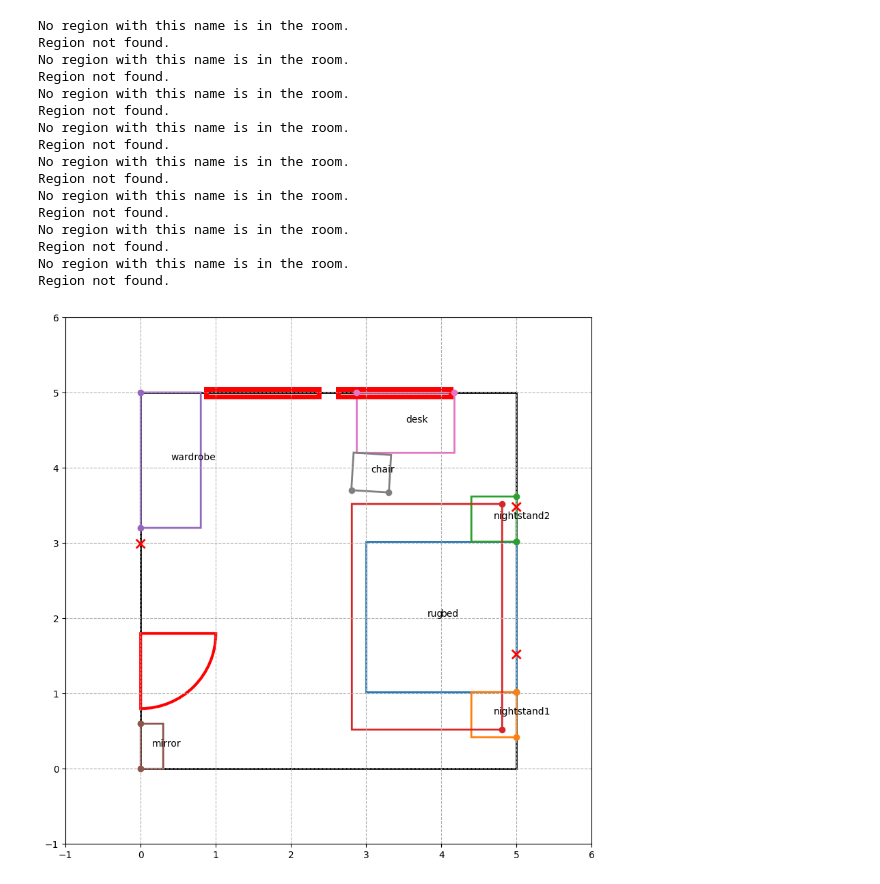
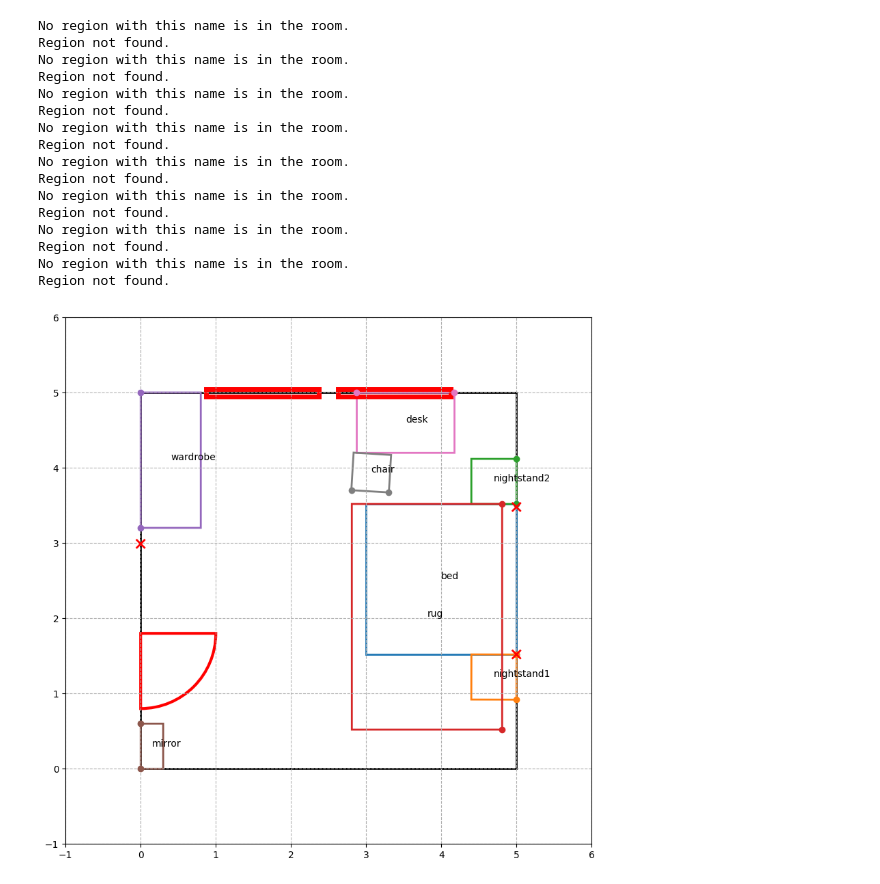
Before and after one commit to gabriellelittle1/MSc-Project, a Jupyter notebook: DSL/ MedialAxis.ipynb, the cells around one changed output. Drawn from its saved outputs; the diff is of its cells as text; code cells hidden in the pictures.

```diff
--- a/DSL/ MedialAxis.ipynb
+++ b/DSL/ MedialAxis.ipynb
@@ -35,37 +35,42 @@ create_moving_object(room, 'nightstand2', 0.6, 0.6, 'sleeping', 2)
 create_moving_object(room, 'rug', 3, 2, 'sleeping', 3)
 create_moving_object(room, 'wardrobe', 1.8, 0.8, 'storage/dressing', 4)
 create_moving_object(room, 'mirror', 0.6, 0.3, 'storage/dressing', 5)
 create_moving_object(room, 'desk', 1.3, 0.8, 'working', 6)
 create_moving_object(room, 'chair', 0.5, 0.5, 'working', 7)
 
-room.moving_objects[0].position = [3.99999993, 2.01999815, 1.57079625]
-room.moving_objects[1].position = [4.70000764, 0.71935632, 1.56844244]
-room.moving_objects[2].position = [4.70000001, 3.32000331, 1.57078561]
+# room.moving_objects[0].position = [3.99999993, 2.01999815, 1.57079625]
+# room.moving_objects[1].position = [4.70000764, 0.71935632, 1.56844244]
+# room.moving_objects[2].position = [4.70000001, 3.32000331, 1.57078561]
+
+room.moving_objects[0].position = [3.99999993, 3.01999815 - 0.5, 1.57079625]
+room.moving_objects[1].position = [4.70000764, 1.71935632 - 0.5, 1.56844244]
+room.moving_objects[2].position = [4.70000001, 4.32000331 - 0.5, 1.57078561]
+
 room.moving_objects[3].position = [3.80960429, 2.02034731, 1.57089316]
 room.moving_objects[4].position =  [0.39999812, 4.10251161, 4.71239135]
 room.moving_objects[5].position = [0.1500043,  0.29999365, 4.71240409]
 room.moving_objects[6].position = [3.52519253, 4.6000121,  3.14158343]
 room.moving_objects[7].position = [ 3.06766335,  3.93811213, -0.06065314]
 
 room.draw()
 # %% [output]
 No region with this name is in the room.
 Region not found.
 No region with this name is in the room.
 Region not found.
 No region with this name is in the room.
 Region not found.
 No region with this name is in the room.
 Region not found.
 No region with this name is in the room.
 Region not found.
 No region with this name is in the room.
 Region not found.
 No region with this name is in the room.
 Region not found.
 No region with this name is in the room.
 Region not found.
-[figure, old version]
+[figure, new version]
 # %%
 ### new plot/representation (points for the edges of the objects, and then try find medial axis)
 
```
Also changed, not shown: parts of 7 cells of this notebook, 5 other files.
